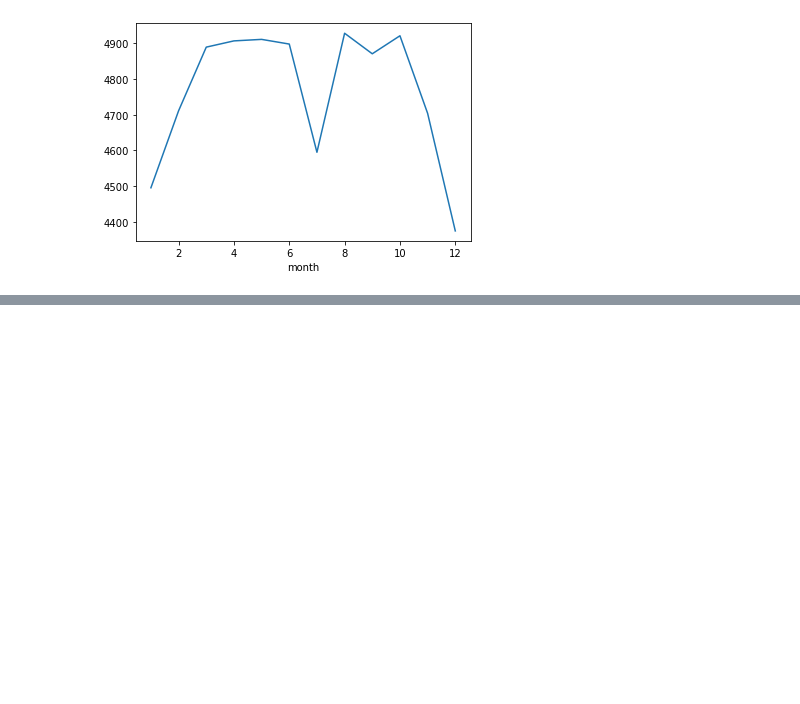
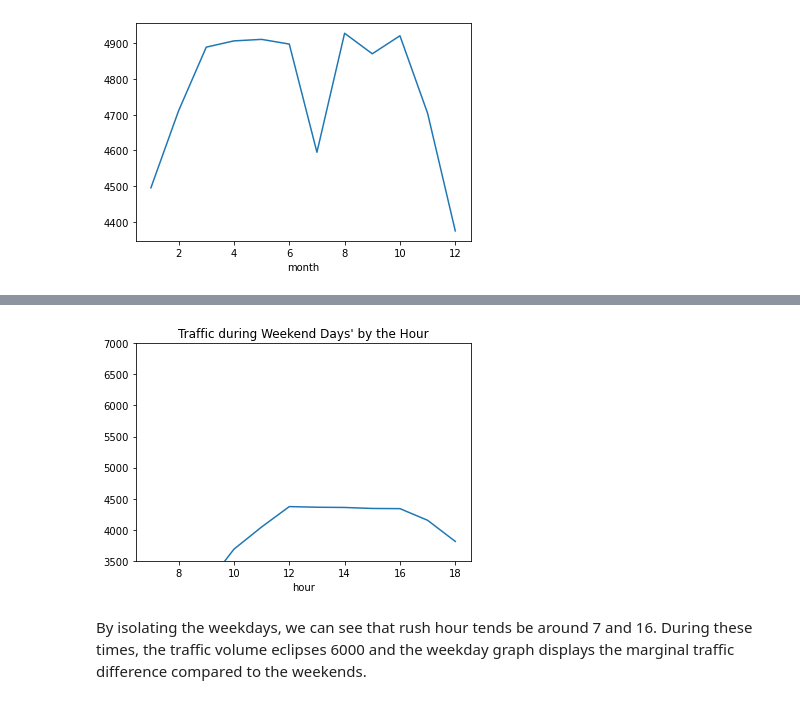
Before and after one commit to hkawamat/hkawamat, a Jupyter notebook: Project 4.ipynb, the cells around one changed output, grey strips where cells are left out. Drawn from its saved outputs; the diff is of its cells as text; code cells hidden in the pictures; blank space fills up the shorter version.

```diff
--- a/Project 4.ipynb
+++ b/Project 4.ipynb
@@ -149,0 +221,9 @@ plt.show()
+# %%
+weekend_by_hour['traffic_volume'].plot.line()
+plt.ylim(3500, 7000)
+plt.title('Traffic during Weekend Days\' by the Hour')
+plt.show()
+# %% [output]
+[figure, added]
+# %% [markdown]
+By isolating the weekdays, we can see that rush hour tends be around 7 and 16. During these times, the traffic volume eclipses 6000 and the weekday graph displays the marginal traffic difference compared to the weekends.
```
Also changed, not shown: parts of 19 cells of this notebook.
